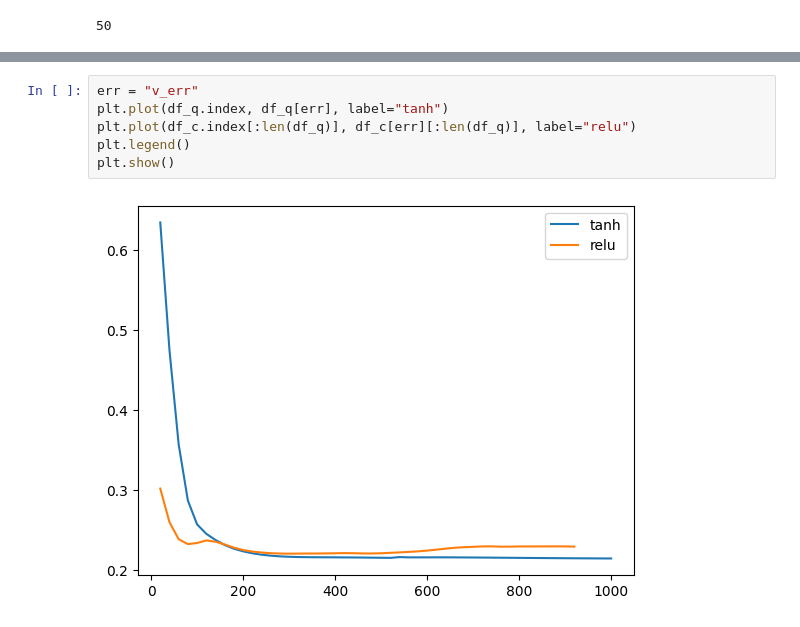
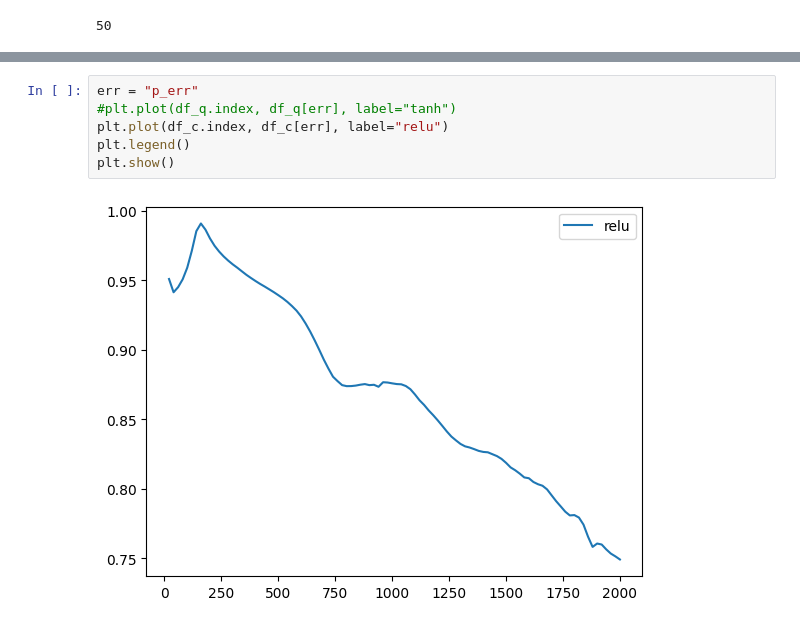
Before and after one commit to sedykh-ag/kovasznay_quantum, a Jupyter notebook: distr/testing.ipynb, the cells around one changed output, grey strips where cells are left out. Cells and saved outputs as stored; diff of their text form.

```diff
--- a/distr/testing.ipynb
+++ b/distr/testing.ipynb
@@ -140,8 +140,8 @@ len(df_c)
 # %%
-err = "v_err"
-plt.plot(df_q.index, df_q[err], label="tanh")
-plt.plot(df_c.index[:len(df_q)], df_c[err][:len(df_q)], label="relu")
+err = "p_err"
+#plt.plot(df_q.index, df_q[err], label="tanh")
+plt.plot(df_c.index, df_c[err], label="relu")
 plt.legend()
 plt.show()
 # %% [output]
-[figure, old version]
+[figure, new version]
```
Also changed, not shown: parts of 4 cells of this notebook, 4 other files.
